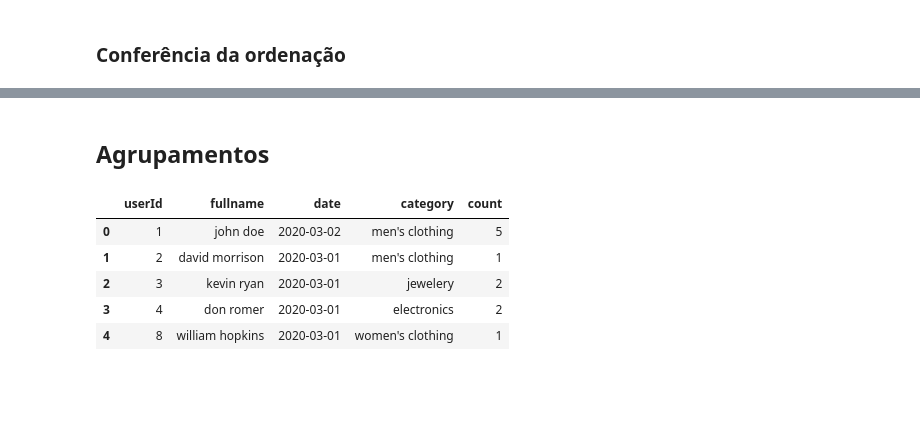
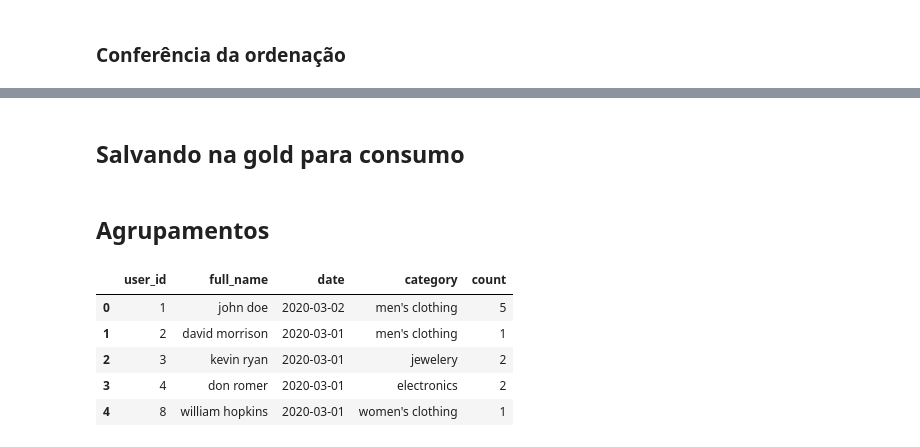
Before and after one commit to candidoj184/case_enjoei, a Jupyter notebook: codigos/gold_codigos/base_gold_juncao_e_agrupamento.ipynb, the cells around one changed output, grey strips where cells are left out. Cells and saved outputs as stored; diff of their text form; code cells hidden in the pictures; blank space fills up the shorter version.

Commit message:
Ajustes códigos e criação de base na gold

```diff
--- a/codigos/gold_codigos/base_gold_juncao_e_agrupamento.ipynb
+++ b/codigos/gold_codigos/base_gold_juncao_e_agrupamento.ipynb
@@ -47,0 +62,4 @@ df_final
+# %%
+'''df_final = df_final.drop('id_x', axis=1)
+df_final = df_final.drop('id_y', axis=1)
+df_final = df_final.drop('id', axis=1)'''
@@ -50,18 +88,18 @@ df_final
 # %%
 colunas_ordenadas = [
-    'userId',
-    'fullname',
+    'user_id',
+    'full_name',
     'email',
     'username',
     'password',
     'phone',
     'city',
-    'zipcode',
+    'zip_code',
     'street',
     'number',
     'geolocation_lat',
     'geolocation_long',
-    'productId',
+    'product_id',
     'category',
     'quantity',
     'price',
@@ -70,7 +108,8 @@ colunas_ordenadas = [
     'rate',
     'title',
     'description',
-    'image'
+    'image',
+    'carts_id'
 ]
 
 df_final = df_final[colunas_ordenadas]
@@ -97,0 +137,2 @@ df_final
+# %% [markdown]
+## Salvando na gold para consumo
@@ -98,14 +141,14 @@ df_final
 # %% [markdown]
 ## Agrupamentos
 # %%
-df_analysis = df_final.groupby('userId').agg({
+df_analysis = df_final.groupby('user_id').agg({
     'date': 'max',
-    'category': lambda x: x.value_counts().index[0], 'fullname': 'first'
+    'category': lambda x: x.value_counts().index[0], 'full_name': 'first'
 })
 # %%
-# 2. Calcular quantidade de produtos por categoria para cada usuário
-category_counts = df_final.groupby(['userId', 'category']).size().reset_index(name='count')
-top_categories = category_counts.sort_values('count', ascending=False).groupby('userId').first()
+# 2. Calcula quantidade de produtos por categoria para cada usuário
+category_counts = df_final.groupby(['user_id', 'category']).size().reset_index(name='count')
+top_categories = category_counts.sort_values('count', ascending=False).groupby('user_id').first()
 # %%
 result = df_analysis.merge(
    top_categories[['category', 'count']],
@@ -118,10 +161,10 @@ result = df_analysis.merge(
 result = result.drop('category_removida', axis=1)
 # %%
 result = result.reset_index()
-result = result[['userId', 'fullname', 'date', 'category', 'count']]
+result = result[['user_id', 'full_name', 'date', 'category', 'count']]
 result
 # %% [output]
-|  | userId | fullname | date | category | count |
+|  | user_id | full_name | date | category | count |
 | 0 | 1 | john doe | 2020-03-02 | men's clothing | 5 |
 | 1 | 2 | david morrison | 2020-03-01 | men's clothing | 1 |
 | 2 | 3 | kevin ryan | 2020-03-01 | jewelery | 2 |
```
Also changed, not shown: parts of 13 cells of this notebook, 2 other files.
